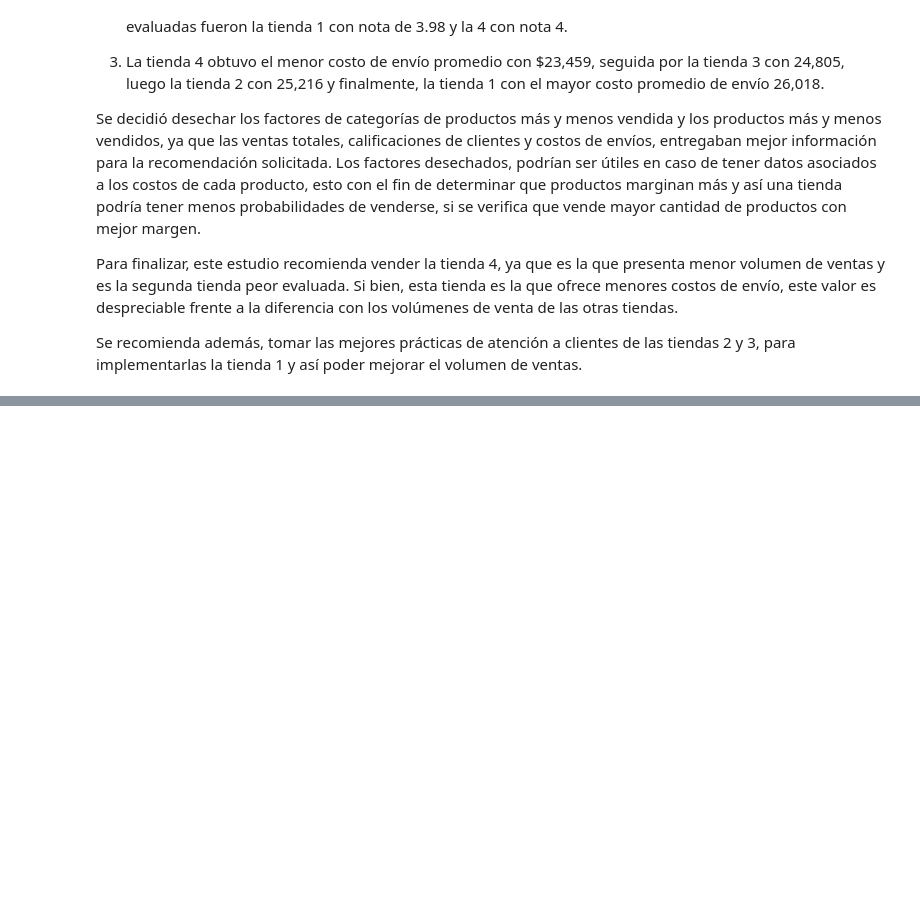
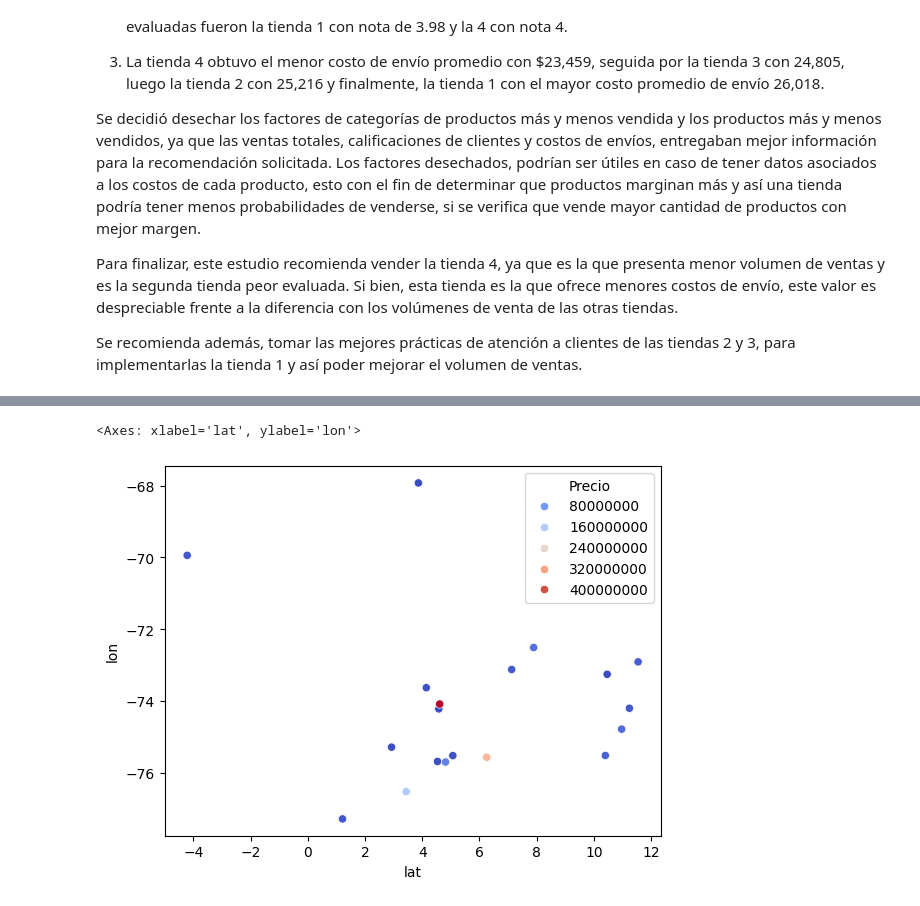
Before and after one commit to Fvargasv/Desafio-Alura-Store, a Jupyter notebook: AluraStoreLatam.ipynb, the cells around one changed output, grey strips where cells are left out. Cells and saved outputs as stored; diff of their text form; code cells hidden in the pictures; blank space fills up the shorter version.

```diff
--- a/AluraStoreLatam.ipynb
+++ b/AluraStoreLatam.ipynb
@@ -658,0 +673,6 @@ Se recomienda además, tomar las mejores prácticas de atención a clientes de l
+# %%
+venta_por_geografia_1 = tienda1.groupby(['lat','lon'])['Precio'].sum()
+nota_por_geografia_1 = tienda1.groupby(['lat','lon'])['Calificación'].mean()
+# %%
+venta_por_geografia_1 = pd.DataFrame(venta_por_geografia_1)
+nota_por_geografia_1 = pd.DataFrame(nota_por_geografia_1)
@@ -658,0 +721,7 @@ Se recomienda además, tomar las mejores prácticas de atención a clientes de l
+# %%
+from os import name
+import seaborn as sb
+sb.scatterplot(x='lat', y='lon', data=venta_por_geografia_1, hue='Precio', palette='coolwarm')
+# %% [output]
+<Axes: xlabel='lat', ylabel='lon'>
+[figure, added]
```
Also changed, not shown: parts of 23 cells of this notebook.
